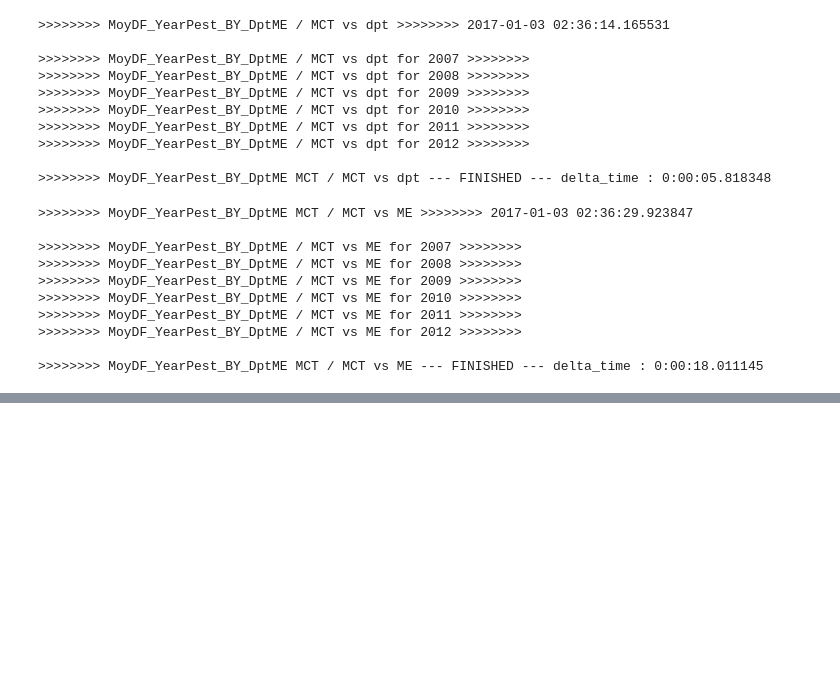
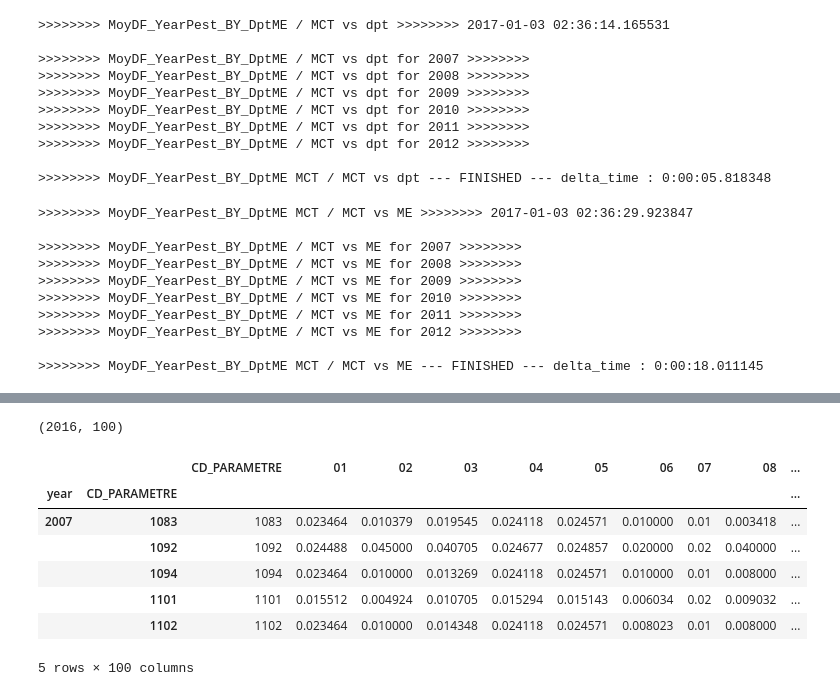
Before and after one commit to JulienParis/hydroviz, a Jupyter notebook: pesticides_analysis_03.ipynb, the cells around one changed output, grey strips where cells are left out. Saved outputs shown, nothing was run; the diff lists cells and outputs as text; code cells hidden in the pictures; blank space fills up the shorter version.

```diff
--- a/pesticides_analysis_03.ipynb
+++ b/pesticides_analysis_03.ipynb
@@ -1858,6 +1867,16 @@ df_MA.head(1)
 # %%
 print df_AV_dpt.shape
-df_AV_dpt.tail()
+df_AV_dpt.head()
+# %% [output]
+(2016, 100)
+|  |  | CD_PARAMETRE | 01 | 02 | 03 | 04 | 05 | 06 | 07 | 08 | ... |
+| year | CD_PARAMETRE |  |  |  |  |  |  |  |  |  | ... |
+| 2007 | 1083 | 1083 | 0.023464 | 0.010379 | 0.019545 | 0.024118 | 0.024571 | 0.010000 | 0.01 | 0.003418 | ... |
+|  | 1092 | 1092 | 0.024488 | 0.045000 | 0.040705 | 0.024677 | 0.024857 | 0.020000 | 0.02 | 0.040000 | ... |
+|  | 1094 | 1094 | 0.023464 | 0.010000 | 0.013269 | 0.024118 | 0.024571 | 0.010000 | 0.01 | 0.008000 | ... |
+|  | 1101 | 1101 | 0.015512 | 0.004924 | 0.010705 | 0.015294 | 0.015143 | 0.006034 | 0.02 | 0.009032 | ... |
+|  | 1102 | 1102 | 0.023464 | 0.010000 | 0.014348 | 0.024118 | 0.024571 | 0.008023 | 0.01 | 0.008000 | ... |
+5 rows × 100 columns
 # %%
 ### WARNING : TAKES ++++ TIME TO PROCESS !!! delta_time : 01:20:00
 ### compute for df_MA - - iterate through years and ME --> 01:30:00 approx
```
Also changed, not shown: parts of 36 cells of this notebook, 5 other files.
